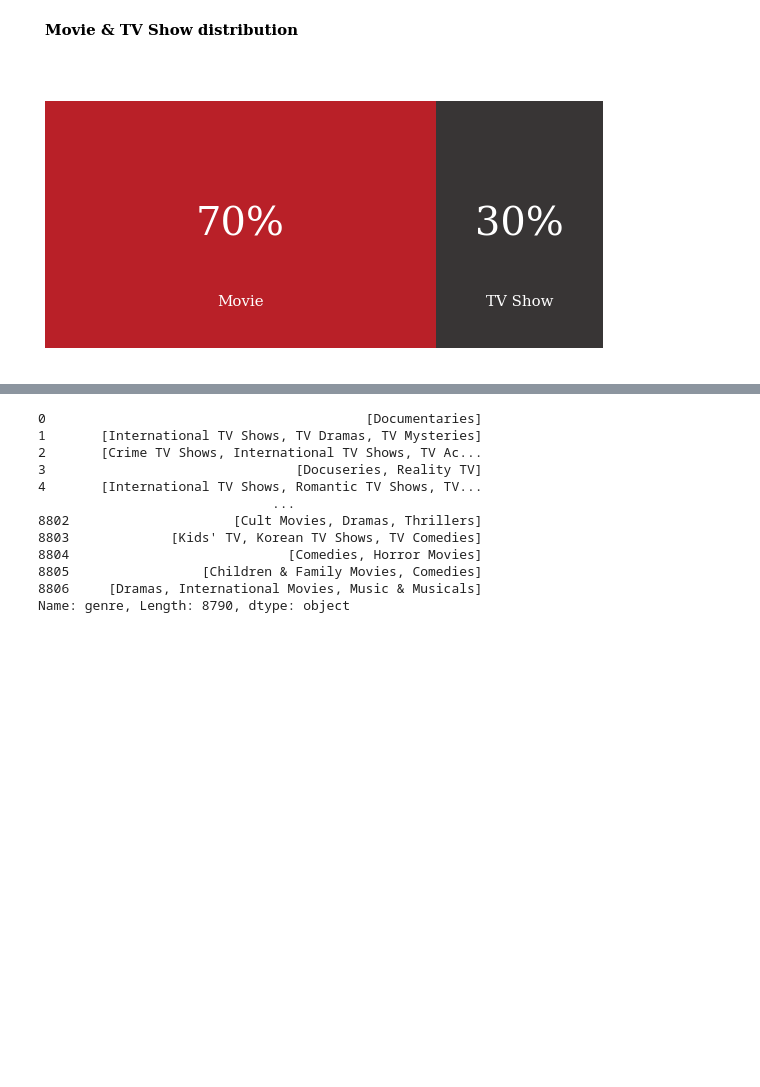
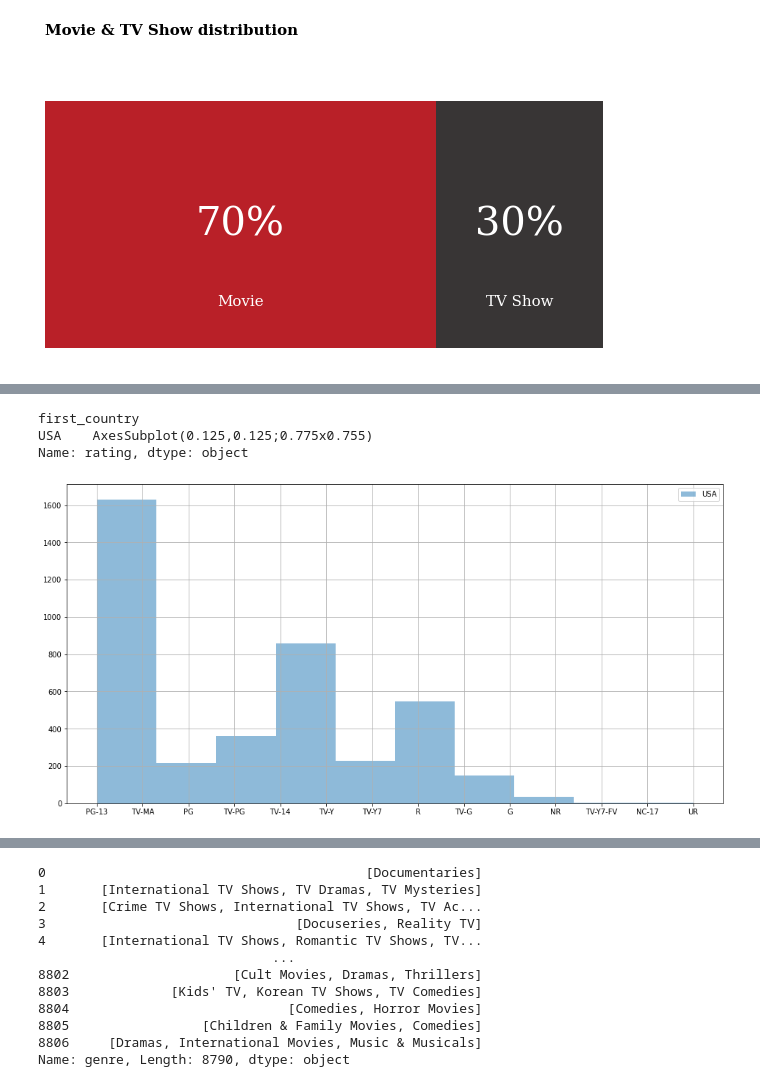
Before and after one commit to del-luna/aiffel, a Jupyter notebook: datathon/netflix.ipynb, the cells around one changed output, grey strips where cells are left out. Drawn from its saved outputs; the diff is of its cells as text; code cells hidden in the pictures; blank space fills up the shorter version.

```diff
--- a/datathon/netflix.ipynb
+++ b/datathon/netflix.ipynb
@@ -32,12 +34,6 @@ df.head()
 | 2 | s3 | TV Show | Ganglands | Julien Leclercq | Sami Bouajila, Tracy Gotoas, Samu... | NaN | September 24, 2021 | 2021 | TV-MA | 1 Season | ... |
 | 3 | s4 | TV Show | Jailbirds New Orleans | NaN | NaN | NaN | September 24, 2021 | 2021 | TV-MA | 1 Season | ... |
 | 4 | s5 | TV Show | Kota Factory | NaN | Mayur More, Jitendra Kumar, Ranja... | India | September 24, 2021 | 2021 | TV-MA | 2 Seasons | ... |
-# %%
-df["date_added"] = pd.to_datetime(df['date_added'])
-
-df['month_added']=df['date_added'].dt.month
-df['month_name_added']=df['date_added'].dt.month_name()
-df['year_added'] = df['date_added'].dt.year
 # %%
 # Replacments
 df['country'] = df['country'].fillna(df['country'].mode()[0])
@@ -53,4 +50 @@ df.dropna(inplace=True)
 df.drop_duplicates(inplace= True)
-# %%
-df['first_country'] = df['country'].apply(lambda x: x.split(",")[0])
-df['first_country']
@@ -155,3 +122,6 @@ df['genre'] = df['listed_in'].apply(lambda x :  x.replace(' ,',',').replace(', '
 df['first_country'].replace('United States', 'USA', inplace=True)
 df['first_country'].replace('United Kingdom', 'UK',inplace=True)
 df['first_country'].replace('South Korea', 'S. Korea',inplace=True)
+# %%
+usa = df[df['first_country']=='USA']
+s_kr = df[df['first_country']]
@@ -157,0 +142,9 @@ df['first_country'].replace('South Korea', 'S. Korea',inplace=True)
+# %%
+data = usa.groupby('first_country')['rating']
+fig, ax = plt.subplots(figsize=(16, 8))
+data.hist(alpha=0.5, ax=ax, legend=True)
+# %% [output]
+first_country
+USA    AxesSubplot(0.125,0.125;0.775x0.755)
+Name: rating, dtype: object
+[figure, added]
```
Also changed, not shown: parts of 11 cells of this notebook.
